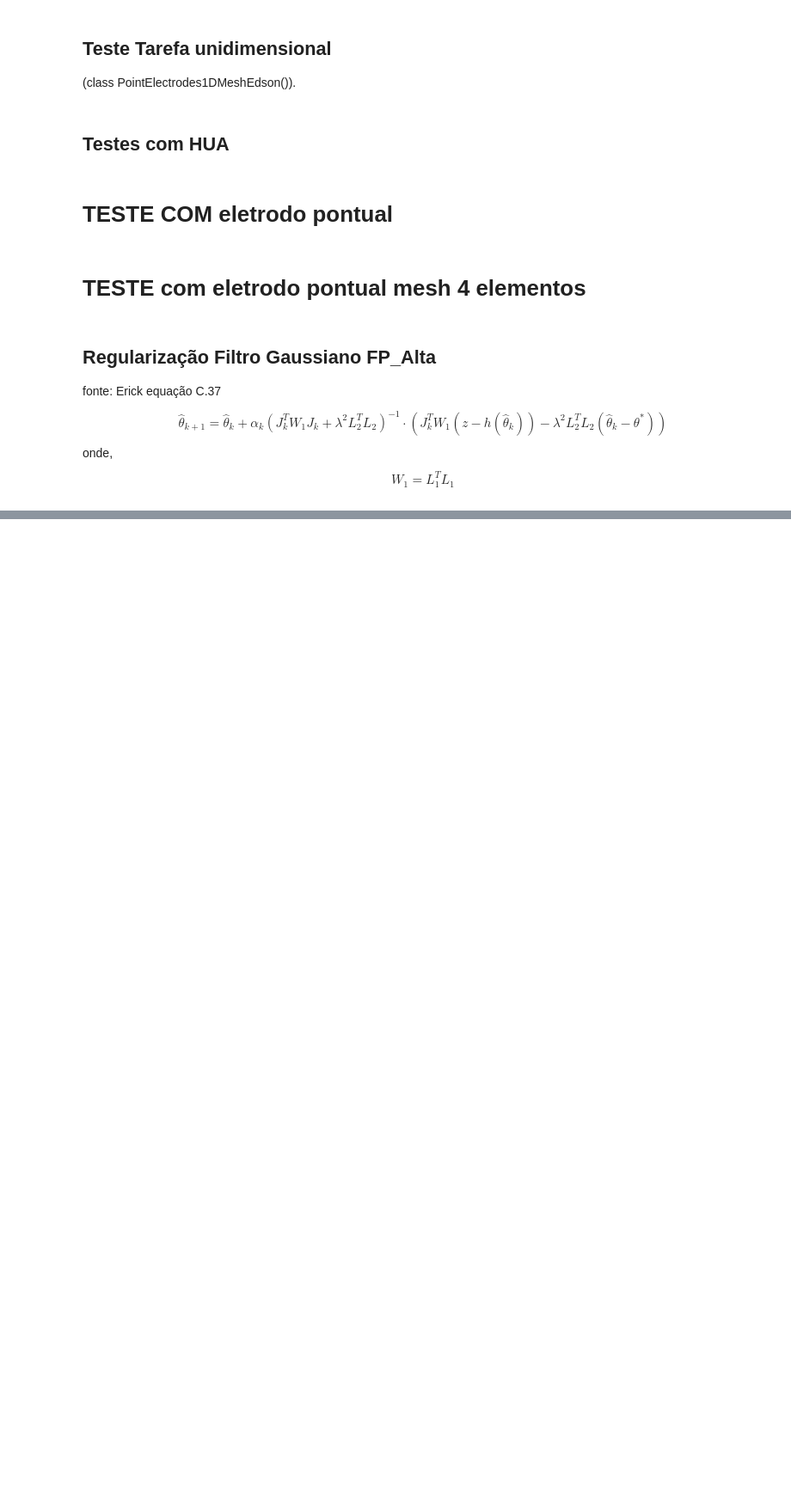
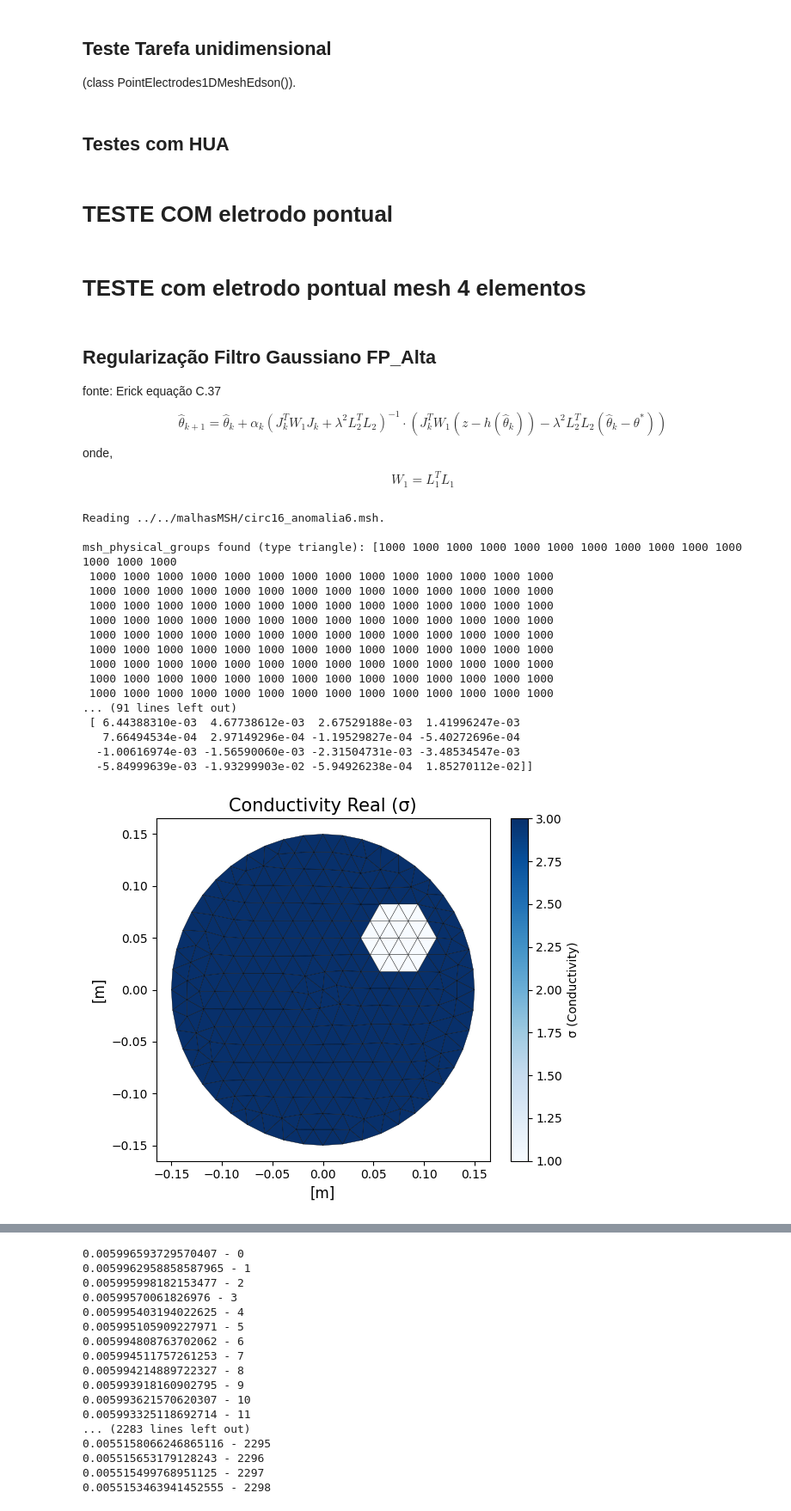
Before and after one commit to rodgraneiro/EIT_2D, a Jupyter notebook: exemplos/biblioteca_Edson/exemplos_biblioteca_Edson.ipynb, the cells around one changed output, grey strips where cells are left out. Shown at 86% size. Cells and saved outputs as stored; diff of their text form; code cells hidden in the pictures; blank space fills up the shorter version.

Commit message:
rodando problema inverso

```diff
--- a/exemplos/biblioteca_Edson/exemplos_biblioteca_Edson.ipynb
+++ b/exemplos/biblioteca_Edson/exemplos_biblioteca_Edson.ipynb
@@ -248,32 +248,52 @@ MinhaMalhaPto2.CalcKGlobal() # calculando KGlobal usando Sigmas
 
 
 #print(f'MinhaMalhaPto2.KGlobal =  {MinhaMalhaPto2.KGlobal}')
 
 fwd = forwardProblem.forward_problem(MinhaMalhaPto2, Pcorrente=None, SkipPattern=1)   # __init__ roda aqui
 
 #print(f'Pcorrente \n {fwd.corrente[MinhaMalhaPto.NumberOfNodes-MinhaMalhaPto.NumberOfElectrodes: MinhaMalhaPto.NumberOfNodes]}')
 #print(f'Pcorrente \n {fwd.corrente[:16]}')
 
 #print(f'Pcorrente \n {fwd.corrente.shape}')
 
 mtz_Vmedido = fwd.Solve()
 #print(f'Vmedido \n {fwd.Vmedido[:,0]}')
 
 nome_arquivo = 'ParaVernoGmshPto'
 #fwd.criar_arquivo_pos_2D( fwd.Vmedido, nome_arquivo)
 
 #fwd.abrir_Gmsh_pos(nome_arquivo, runGmsh=True)
 
 #print(f'self.Yinversa \n {fwd.Yinversa}')
 
 V_measured = fwd.Vmedido_eletrodos
 
 print(f'V_mesured \n {V_measured}')
 sigmaAnterior = np.loadtxt('sigma_inicial_cont.txt')
 #teste = np.loadtxt("sigmaInicialTest.txt")
 
 #print(f'teste {teste.shape}')
 invProblem_2D = inverseProblem_2D.inverse_problem(MinhaMalhaPto2, Pcorrente=fwd.corrente)
-#invProblem_2D.solve(V_measured, initialEstimate= 2.9,alpha =0.3,  Lambda = 0.50, max_iter=50,Tol=5.0e-4)
-invProblem_2D.solve(V_measured, initialEstimate= sigmaAnterior,alpha =0.3,  Lambda = 0.50, max_iter=500,Tol=5.0e-4)
+#
+#invProblem_2D.solve(V_measured, initialEstimate= 2.9,alpha =0.1,  Lambda = 0.50, max_iter=50,Tol=5.0e-4)
+invProblem_2D.solve(V_measured, initialEstimate= sigmaAnterior,alpha =0.1,  Lambda = 0.50, max_iter=6000,Tol=5.0e-4)
 #print('Y_jacobian',invProblem.Y_jacobian)
+# %% [output]
+Reading ../../malhasMSH/circ16_anomalia6.msh.
+
+msh_physical_groups found (type triangle): [1000 1000 1000 1000 1000 1000 1000 1000 1000 1000 1000 1000 1000 1000
+ 1000 1000 1000 1000 1000 1000 1000 1000 1000 1000 1000 1000 1000 1000
+ 1000 1000 1000 1000 1000 1000 1000 1000 1000 1000 1000 1000 1000 1000
+ 1000 1000 1000 1000 1000 1000 1000 1000 1000 1000 1000 1000 1000 1000
+ 1000 1000 1000 1000 1000 1000 1000 1000 1000 1000 1000 1000 1000 1000
+ 1000 1000 1000 1000 1000 1000 1000 1000 1000 1000 1000 1000 1000 1000
+ 1000 1000 1000 1000 1000 1000 1000 1000 1000 1000 1000 1000 1000 1000
+ 1000 1000 1000 1000 1000 1000 1000 1000 1000 1000 1000 1000 1000 1000
+ 1000 1000 1000 1000 1000 1000 1000 1000 1000 1000 1000 1000 1000 1000
+ 1000 1000 1000 1000 1000 1000 1000 1000 1000 1000 1000 1000 1000 1000
+... (91 lines left out)
+ [ 6.44388310e-03  4.67738612e-03  2.67529188e-03  1.41996247e-03
+   7.66494534e-04  2.97149296e-04 -1.19529827e-04 -5.40272696e-04
+  -1.00616974e-03 -1.56590060e-03 -2.31504731e-03 -3.48534547e-03
+  -5.84999639e-03 -1.93299903e-02 -5.94926238e-04  1.85270112e-02]]
+[figure, added]
@@ -279,0 +301,17 @@ invProblem_2D.solve(V_measured, initialEstimate= sigmaAnterior,alpha =0.3,  Lamb
+0.005996593729570407 - 0
+0.0059962958858587965 - 1
+0.005995998182153477 - 2
+0.00599570061826976 - 3
+0.005995403194022625 - 4
+0.005995105909227971 - 5
+0.005994808763702062 - 6
+0.005994511757261253 - 7
+0.005994214889722327 - 8
+0.005993918160902795 - 9
+0.005993621570620307 - 10
+0.005993325118692714 - 11
+... (2283 lines left out)
+0.0055158066246865116 - 2295
+0.005515653179128243 - 2296
+0.005515499768951125 - 2297
+0.0055153463941452555 - 2298
```
Also changed, not shown: parts of 1 cell of this notebook, 1 other file.
